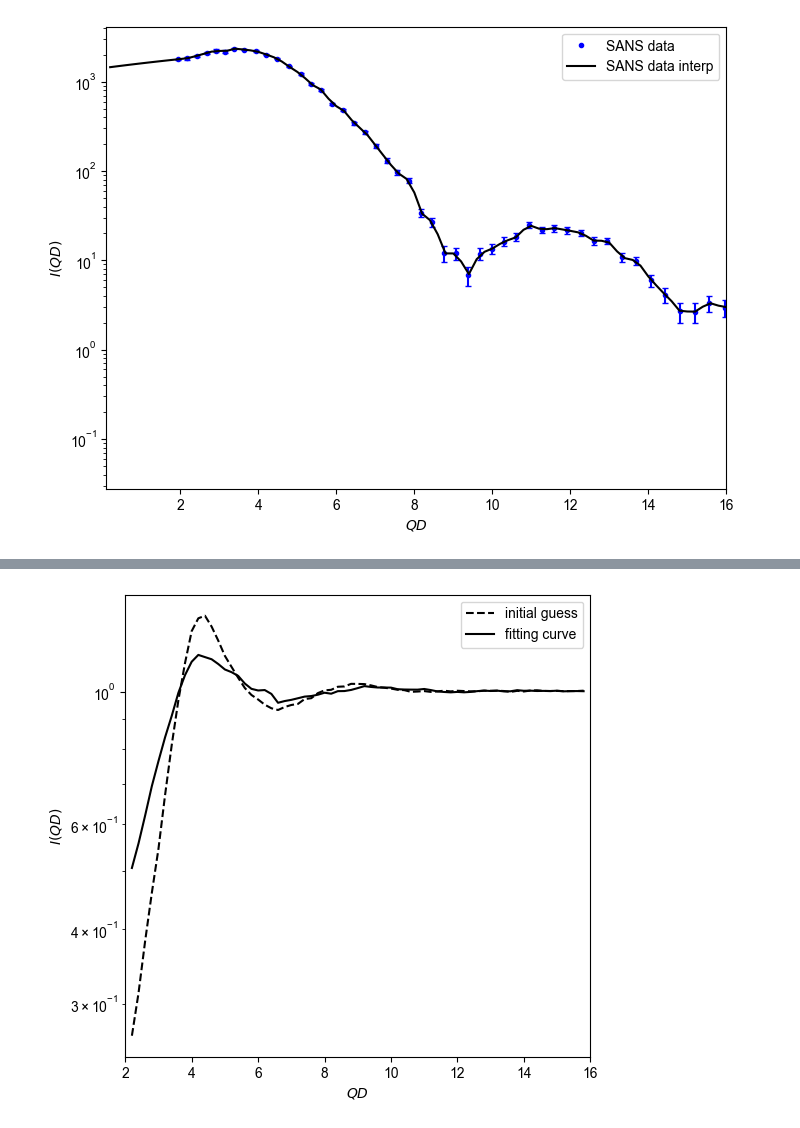
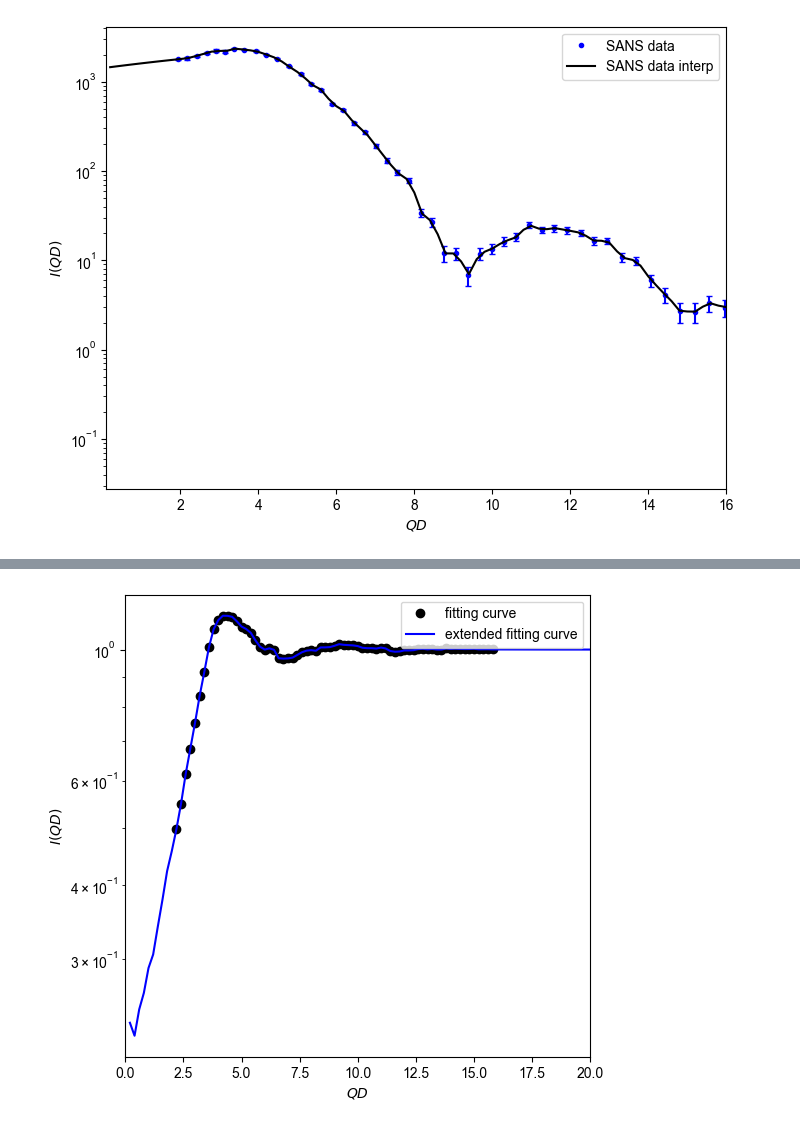
Before and after one commit to ch-tung/SQ_VAE, a Jupyter notebook: direct_param_SQ/silica/20230804/notebook/Fit_IQ_10_des.ipynb, the cells around one changed output, grey strips where cells are left out. Cells and saved outputs as stored; diff of their text form; code cells hidden in the pictures.

```diff
--- a/direct_param_SQ/silica/20230804/notebook/Fit_IQ_10_des.ipynb
+++ b/direct_param_SQ/silica/20230804/notebook/Fit_IQ_10_des.ipynb
@@ -373,12 +373,12 @@ Qd_HS = Q*d_HS_i
 
 ## rescale IQ to QD in [0,16]
 f_IQ = interp.interp1d(Qd_HS,IQ_I,fill_value='extrapolate')
-IQ_rs = f_IQ(q).astype(np.float32)
+IQ_rs = f_IQ(q).astype(np.float64)
 IQ_rs[IQ_rs<=0] = 1e-5
 
 ## rescale IQ_er to QD in [0,16]
 f_IQ_er = interp.interp1d(Qd_HS,IQ_er_I,fill_value='extrapolate',kind='nearest')
-IQ_er_rs = f_IQ_er(q).astype(np.float32)
+IQ_er_rs = f_IQ_er(q).astype(np.float64)
 # IQ_er_rs[IQ_er_rs<=0] = 1e-5
 # %% [output]
 Initial guess of d_HS = 1151.4347035441897
@@ -407,7 +405,7 @@ NotFoundError: Unsuccessful TensorSliceReader constructor: Failed to find any ma
 # %%
 # initialize parameters
 params = Parameters()
-params.add('C', value=4000, min=1e2, max=5e4)
+params.add('C', value=4200, min=4000, max=5000)
 params.add('I_inc', value=fp_opt_I['I_inc'], min=0.5, max=2)
 params.add('sigma', value=0.975, min=0.9, max=1.1)
 params.add('d_sigma', value=fp_opt_P['d_sigma'], min=0.005, max=0.1)
@@ -489,25 +520,31 @@ plt.show()
 # %%
 fig = plt.figure(figsize=(6, 6))
 ax = plt.subplot(1, 1, 1)
 
-# initial guess S(Q)
-v = params.valuesdict()
-fp = [v['phi'],v['kappa'],v['A'],1]
-ax.plot(q[index_Q], SQ_NN(fp)[index_Q],'--k',label='initial guess')
+# # initial guess S(Q)
+# v = params.valuesdict()
+# fp = [v['phi'],v['kappa'],v['A'],1]
+# ax.plot(q[index_Q], SQ_NN(fp)[index_Q],'--k',label='initial guess')
 
 # optimized S(Q)
 v = result.params.valuesdict()
 fp = [v['phi'],v['kappa'],v['A'],1]
-ax.plot(q[index_Q], SQ_NN(fp)[index_Q],'-k',label='fitting curve')
+ax.plot(q[index_Q], SQ_NN(fp)[index_Q],'ok',label='fitting curve')
+
+# extended S(Q)
+v = result.params.valuesdict()
+fp = [v['phi'],v['kappa'],v['A'],1]
+SQ_ext = extend_SQ(q_ext, SQ_NN(fp), decay=1)
+ax.plot(q_ext, SQ_ext,'-b',label='extended fitting curve')
 
 ax.set_yscale('log')
 # ax.set_xscale('log')
 
-ax.set_xlim([2,16])
+ax.set_xlim([0,20])
 # ax.set_ylim([2,3000])
 ax.set_xlabel(r'$QD$')
 ax.set_ylabel(r'$I(QD)$')
 ax.legend()
 plt.show()
 # %% [output]
-[figure, old version]
+[figure, new version]
```
Also changed, not shown: parts of 4 cells of this notebook, 1 other file.
